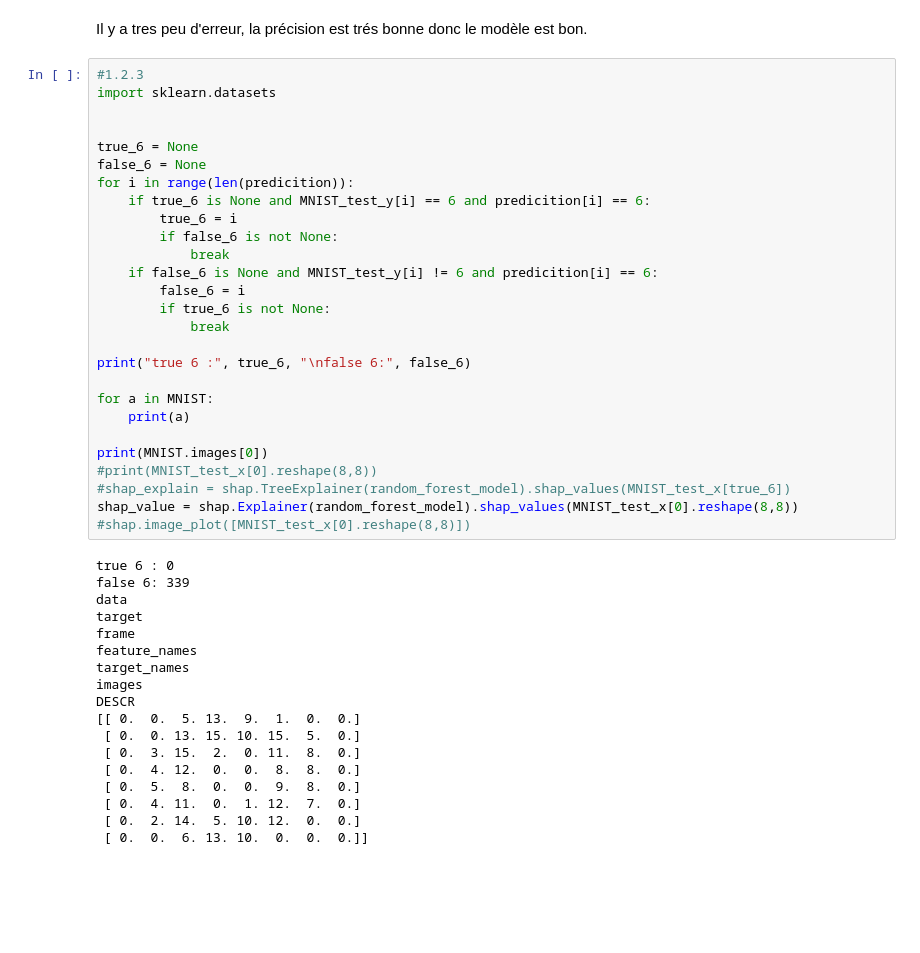
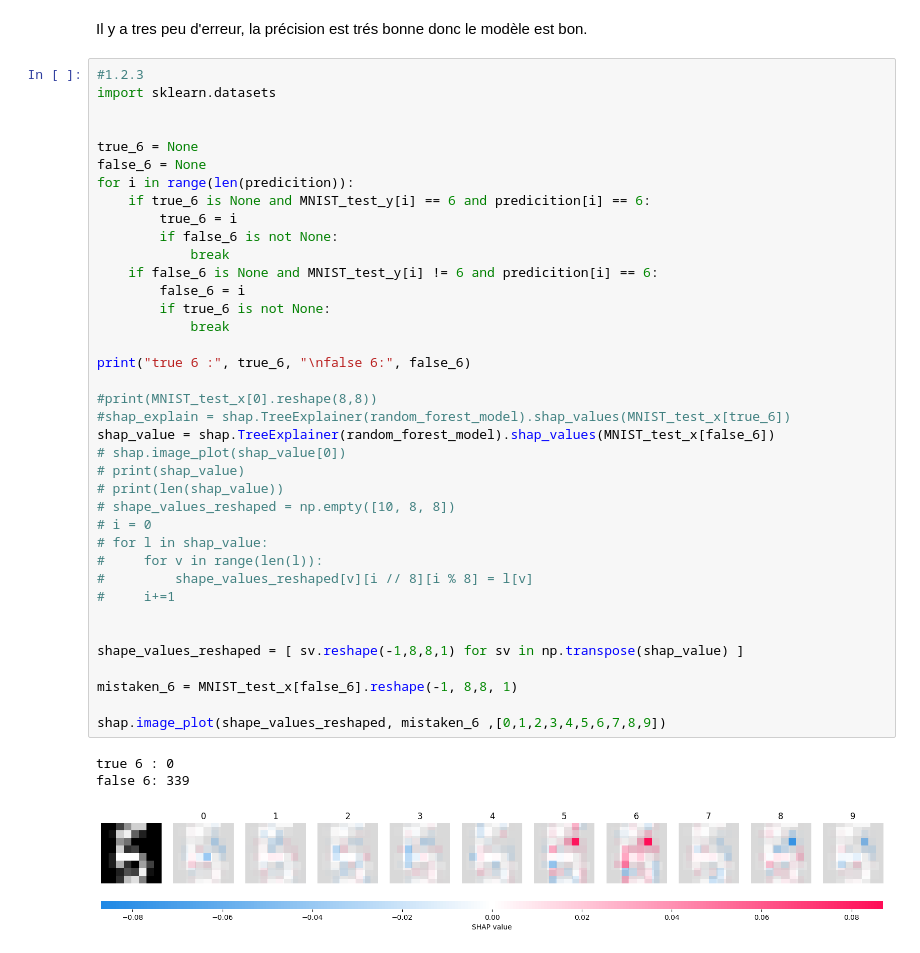
Before and after one commit to DSTAlex/SSIE, a Jupyter notebook: ia/ia_explicable/tp1.ipynb, the cells around one changed output. Drawn from its saved outputs; the diff is of its cells as text; blank space fills up the shorter version.

```diff
--- a/ia/ia_explicable/tp1.ipynb
+++ b/ia/ia_explicable/tp1.ipynb
@@ -33,45 +33,42 @@ Il y a tres peu d'erreur, la précision est trés bonne donc le modèle est bon.
 # %%
 #1.2.3
 import sklearn.datasets
 
 
 true_6 = None
 false_6 = None
 for i in range(len(predicition)):
     if true_6 is None and MNIST_test_y[i] == 6 and predicition[i] == 6:
         true_6 = i
         if false_6 is not None:
             break
     if false_6 is None and MNIST_test_y[i] != 6 and predicition[i] == 6:
         false_6 = i
         if true_6 is not None:
             break
 
 print("true 6 :", true_6, "\nfalse 6:", false_6)
 
-for a in MNIST:
-    print(a)
-
-print(MNIST.images[0])
 #print(MNIST_test_x[0].reshape(8,8))
 #shap_explain = shap.TreeExplainer(random_forest_model).shap_values(MNIST_test_x[true_6])
-shap_value = shap.Explainer(random_forest_model).shap_values(MNIST_test_x[0].reshape(8,8))
-#shap.image_plot([MNIST_test_x[0].reshape(8,8)])
+shap_value = shap.TreeExplainer(random_forest_model).shap_values(MNIST_test_x[false_6])
+# shap.image_plot(shap_value[0])
+# print(shap_value)
+# print(len(shap_value))
+# shape_values_reshaped = np.empty([10, 8, 8])
+# i = 0
+# for l in shap_value:
+#     for v in range(len(l)):
+#         shape_values_reshaped[v][i // 8][i % 8] = l[v]
+#     i+=1
+
+
+shape_values_reshaped = [ sv.reshape(-1,8,8,1) for sv in np.transpose(shap_value) ]
+
+mistaken_6 = MNIST_test_x[false_6].reshape(-1, 8,8, 1)
+
+shap.image_plot(shape_values_reshaped, mistaken_6 ,[0,1,2,3,4,5,6,7,8,9])
 # %% [output]
 true 6 : 0
 false 6: 339
-data
-target
-frame
-feature_names
-target_names
-images
-DESCR
-[[ 0.  0.  5. 13.  9.  1.  0.  0.]
- [ 0.  0. 13. 15. 10. 15.  5.  0.]
- [ 0.  3. 15.  2.  0. 11.  8.  0.]
- [ 0.  4. 12.  0.  0.  8.  8.  0.]
- [ 0.  5.  8.  0.  0.  9.  8.  0.]
- [ 0.  4. 11.  0.  1. 12.  7.  0.]
- [ 0.  2. 14.  5. 10. 12.  0.  0.]
- [ 0.  0.  6. 13. 10.  0.  0.  0.]]
+[figure, added]
```
Also changed, not shown: 1 other file.
